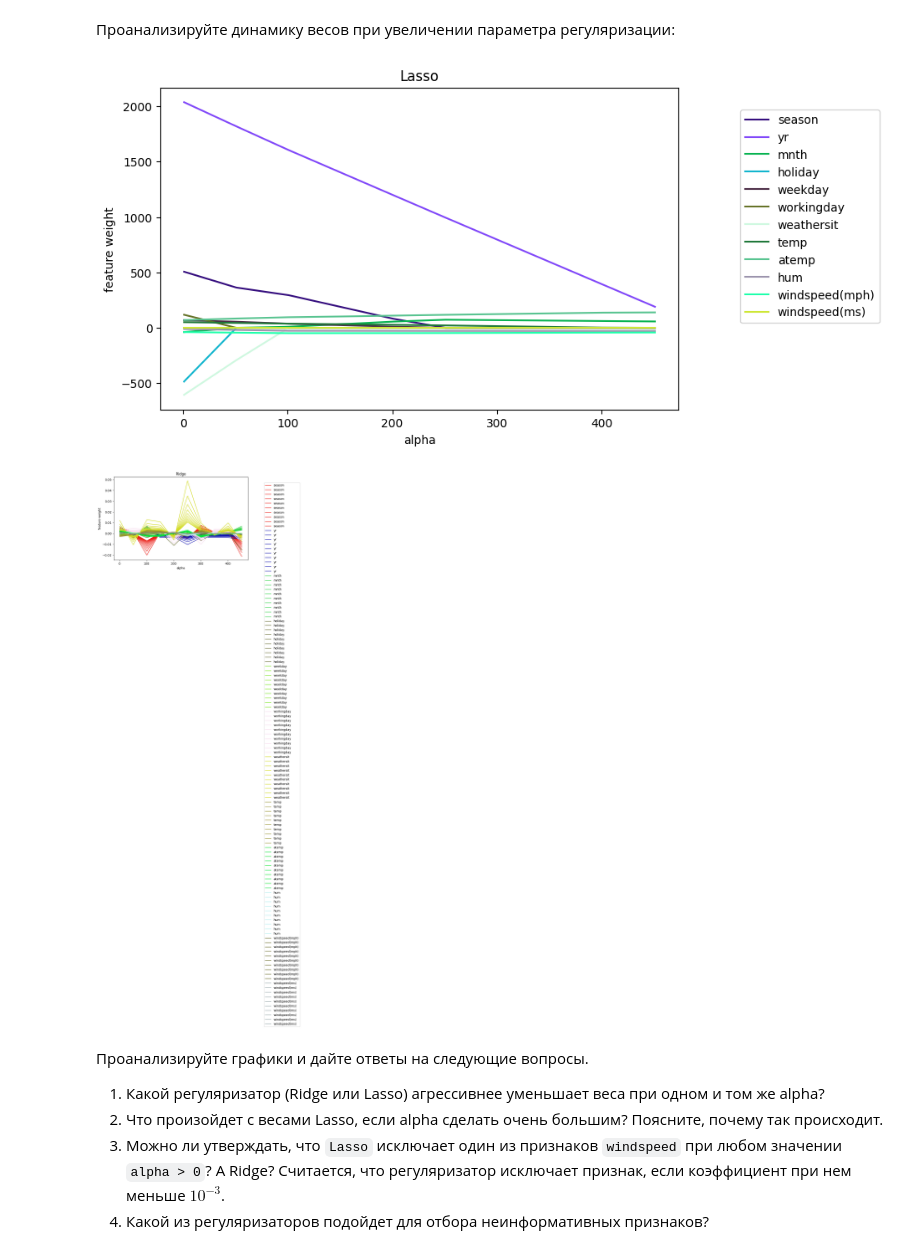
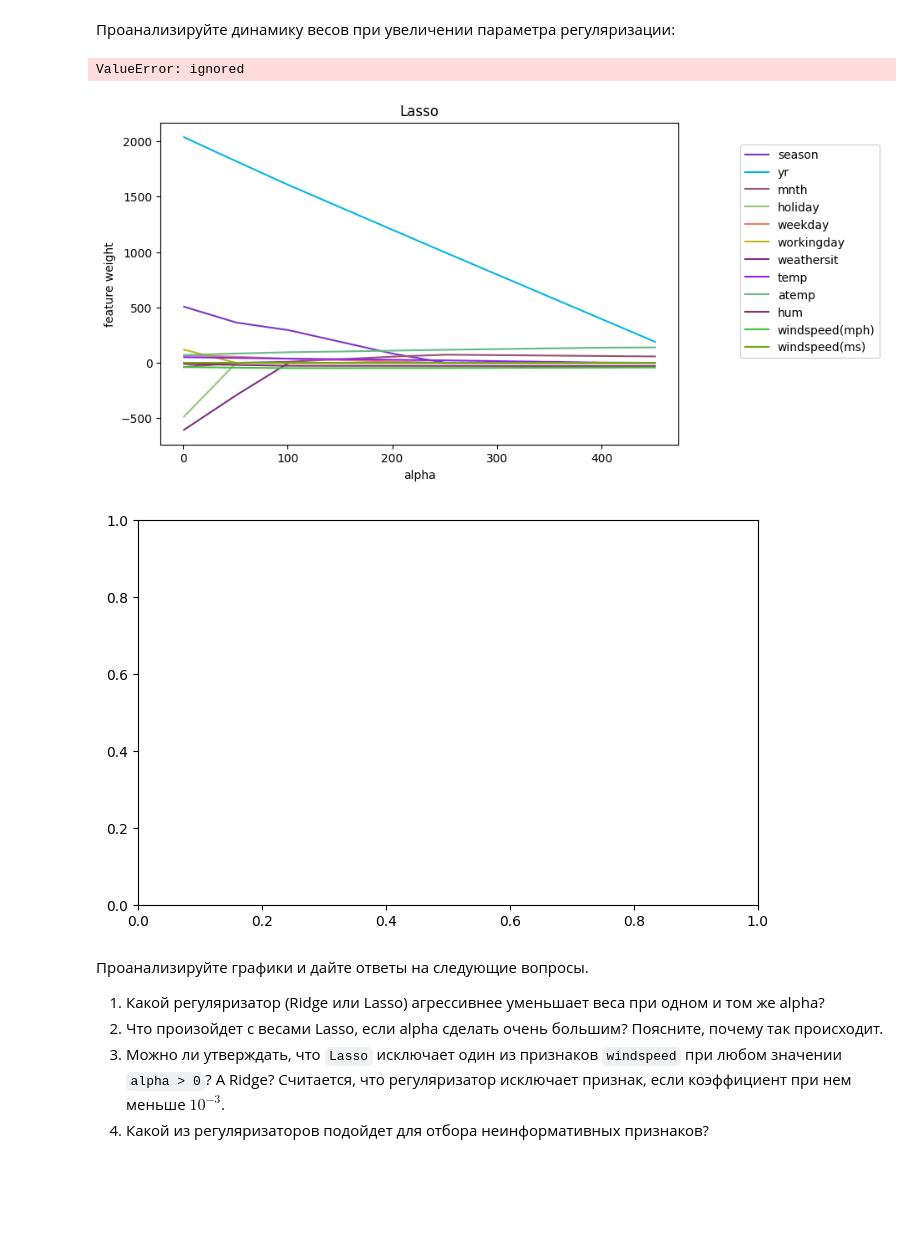
Before and after one commit to olhaishchenko/-data_science, a Jupyter notebook: Копія_OverfittingHomeWork.ipynb, the cells around one changed output. Cells and saved outputs as stored; diff of their text form; code cells hidden in the pictures; blank space fills up the shorter version.

```diff
--- a/Копія_OverfittingHomeWork.ipynb
+++ b/Копія_OverfittingHomeWork.ipynb
@@ -352,27 +354,28 @@ coefs_ridge = np.array(coefs_ridge)
 # %%
 plt.figure(figsize=(8, 5))
 
 for coef, feature in zip(coefs_lasso.T, df.columns):
     plt.plot(alphas, coef, label=feature, color=np.random.rand(3))
 
 plt.legend(loc="upper right", bbox_to_anchor=(1.4, 0.95))
 plt.xlabel("alpha")
 plt.ylabel("feature weight")
 plt.title("Lasso")
 
 plt.figure(figsize=(8, 5))
 for coef, feature in zip(coefs_ridge.T, df.columns):
-    plt.plot(alphas, coef[:len(alphas)], label=feature, color=np.random.rand(3))
+    plt.plot(alphas, coef, label=feature, color=np.random.rand(3))
 
 plt.legend(loc="upper right", bbox_to_anchor=(1.4, 0.95))
 plt.xlabel("alpha")
 plt.ylabel("feature weight")
 plt.title("Ridge")
 
 plt.show()
 # %% [output]
+ValueError: ignored
-[figure, old version]
+[figure, new version]
-[figure, old version]
+[figure, new version]
 # %% [markdown]
 Проанализируйте графики и дайте ответы на следующие вопросы.
 
```
Also changed, not shown: parts of 3 cells of this notebook.
